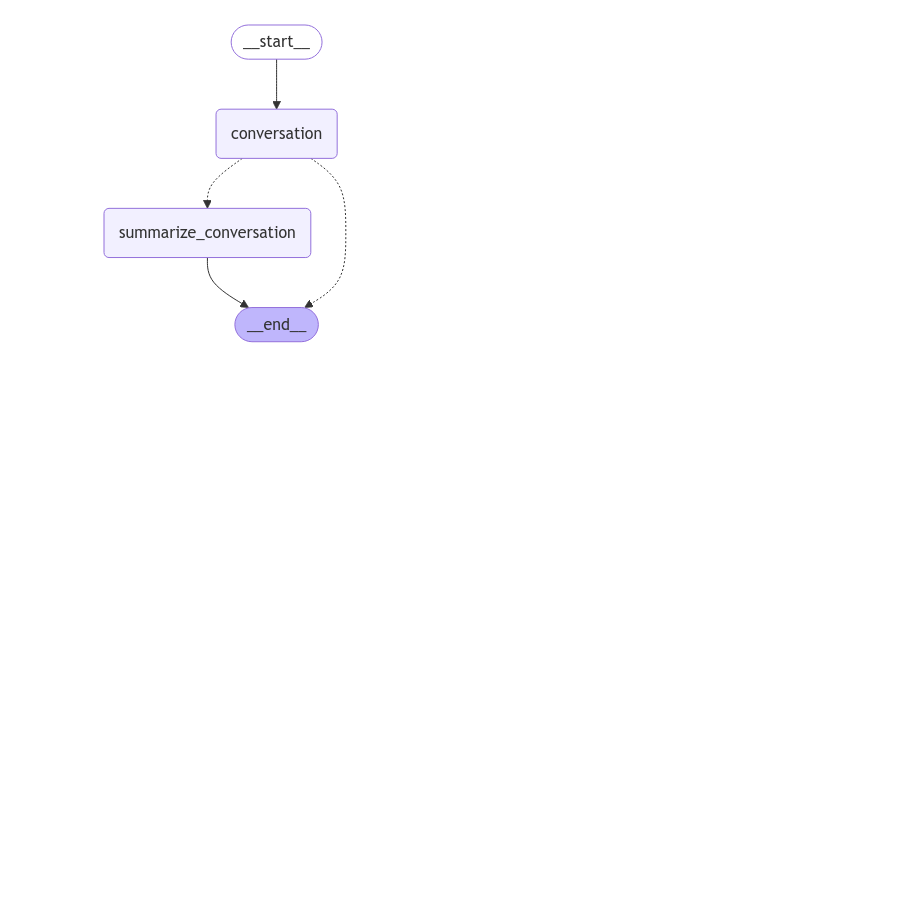
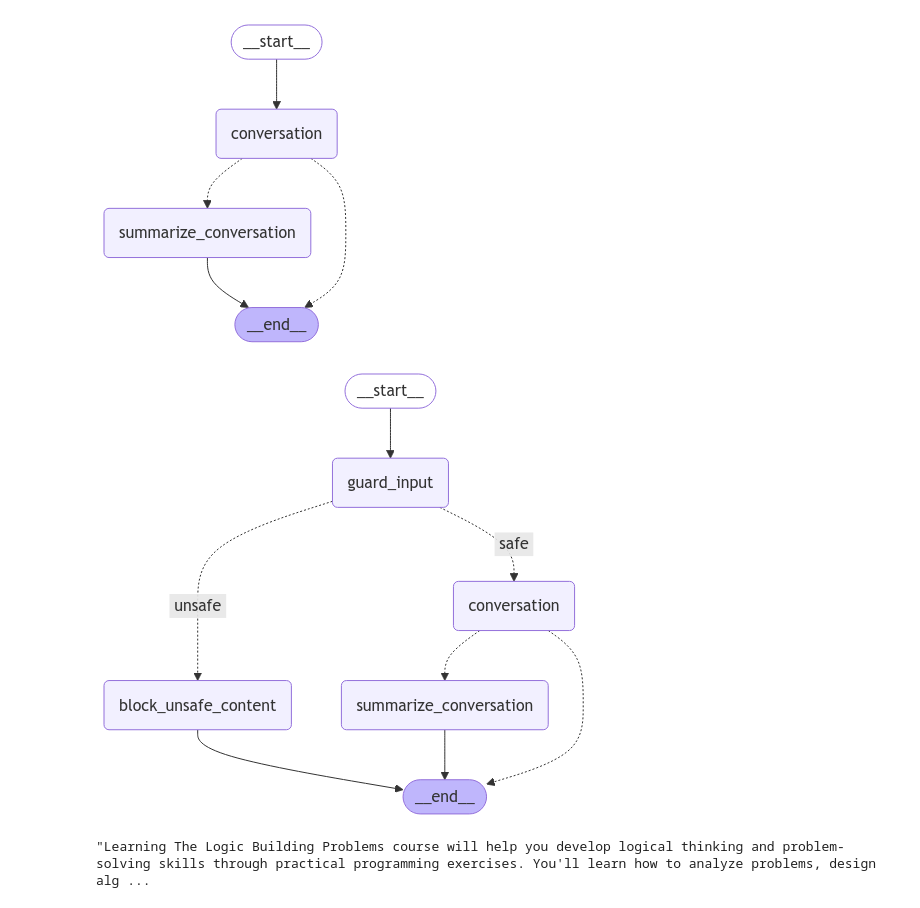
Before and after one commit to cheesepp/intellab_ai, a Jupyter notebook: src/researchs/chatbot.ipynb, the cells around one changed output. Drawn from its saved outputs; the diff is of its cells as text; code cells hidden in the pictures; blank space fills up the shorter version.

```diff
--- a/src/researchs/chatbot.ipynb
+++ b/src/researchs/chatbot.ipynb
@@ -215,7 +215,8 @@ class State(TypedDict):
     summary_title: str
 
 # We will use this model for both the conversation and the summarization
-model = ChatOllama(model="llama3.2")
+model = ChatOllama(model="llama3.2",
+                       base_url="http://localhost:11434")
 
 template = """You are an assistant for question-answering tasks that focus on algorithms and data structures. Use the following pieces of retrieved context to answer the question. Each question, you must explain deeply and understandable. If you don't know the answer, just say that you don't know.
 Answer questions based on conversation history:
@@ -231,6 +232,7 @@ Answer:"""
 loader = CSVLoader(file_path='courses.csv')
 embeddings = OllamaEmbeddings(
     model="nomic-embed-text",
+    base_url="http://localhost:11434"
 )
 # Create an index using the loaded documents
 index_creator = VectorstoreIndexCreator(embedding=embeddings)
@@ -520,3 +808,42 @@ display(
 )
 # %% [output]
 [figure]
+# %%
+from IPython.display import Image, display
+from langchain_core.runnables.graph import CurveStyle, MermaidDrawMethod, NodeStyles
+
+display(
+    Image(
+        global_chatbot.get_graph().draw_mermaid_png(
+            draw_method=MermaidDrawMethod.API,
+        )
+    )
+)
+# %% [output]
+[figure, added]
+# %%
+# config = {"configurable": {"thread_id": "1"}}
+
+# input_message = HumanMessage(content="Give me the stack knowledge in markdown")
+# input_message.pretty_print()
+# # for event in global_chatbot.astream({"messages": input_message}, config, stream_mode="updates"):
+# #     print_update(event)
+# for event in global_chatbot.astream_events({"messages": input_message}, config, version="v2"):
+#     print_update(event)
+from uuid import uuid4
+
+
+kwargs = {
+        "input": {"messages": [HumanMessage(content="Why i should learn those courses?")]},
+        "config": RunnableConfig(
+            configurable={"thread_id": "3"}, run_id=uuid4()
+        ),
+    }
+# async for event in global_chatbot.astream_events(**kwargs, version="v2"):
+#         # if "langgraph_node" in event["metadata"]:
+#         #     print(event["metadata"]["langgraph_node"])
+#         print(event)
+response = await global_chatbot.ainvoke(**kwargs)
+response["messages"][-1].content
+# %% [output]
+"Learning The Logic Building Problems course will help you develop logical thinking and problem-solving skills through practical programming exercises. You'll learn how to analyze problems, design alg ...
```
Also changed, not shown: parts of 5 cells of this notebook, 4 other files.
